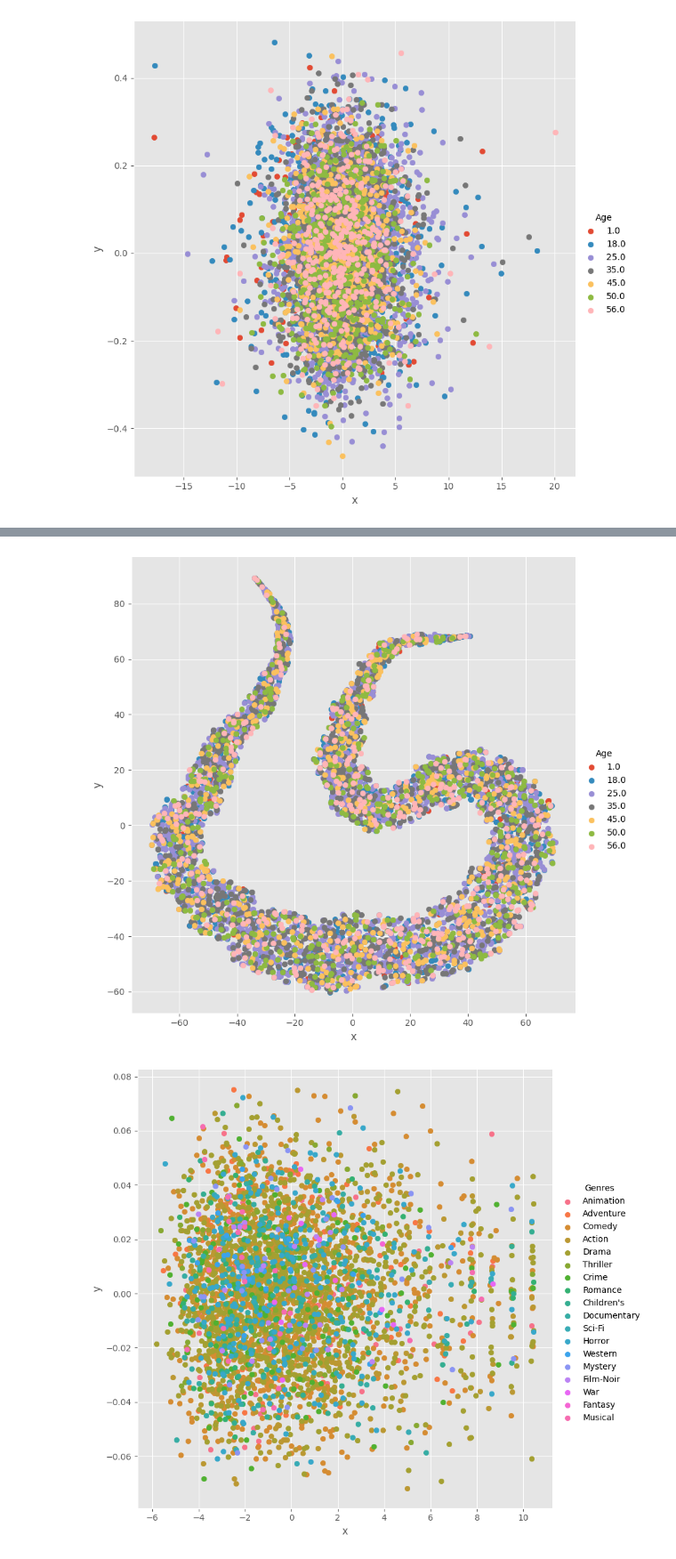
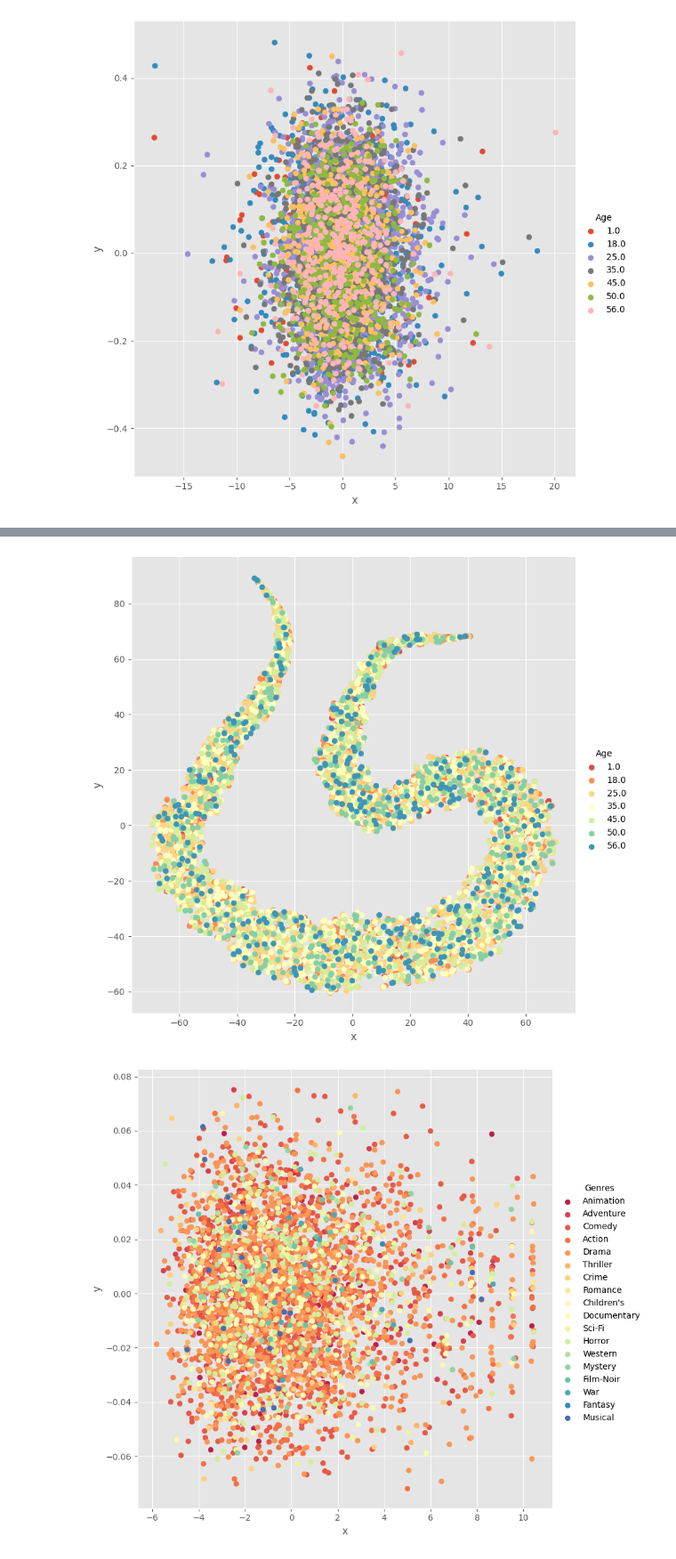
Before and after one commit to t8140140/assingment1-data-mining, a Jupyter notebook: data_visualization.ipynb, the cells around one changed output, grey strips where cells are left out. Shown at 89% size. Drawn from its saved outputs; the diff is of its cells as text; code cells hidden in the pictures.

```diff
--- a/data_visualization.ipynb
+++ b/data_visualization.ipynb
@@ -62,11 +62,11 @@ model = TSNE(n_components=2,random_state=0)
 tsne_data = model.fit_transform(data)
 tsne_data = np.vstack((tsne_data.T,label.T)).T
 tsne_df = pd.DataFrame(data=tsne_data,columns=('x','y','Age'))
-sns.FacetGrid(tsne_df,hue='Age',height=8).map(plt.scatter,'x','y').add_legend()
+sns.FacetGrid(tsne_df,hue='Age',height=8, palette='Spectral').map(plt.scatter,'x','y').add_legend()
 plt.savefig('tsne_users.png')
 plt.show()
 # %% [output]
-[figure, old version]
+[figure, new version]
 # %%
 movies_table = pd.read_csv(filepath_or_buffer='./ml-1m/movies.dat',
                           sep='::', delimiter=None, header=0, names=['movie_id','title','genres'], engine='python')
@@ -83,18 +82,19 @@ genres = np.array(genres)
 # %%
 train_data_mean_and_std = StandardScaler().fit_transform(M.T)
 
 pca = PCA()
-
 
 pca.n_components = 2
 pca_data = pca.fit_transform(train_data_mean_and_std)
 
 pca_data = np.vstack((pca_data.T,genres.T)).T
 pca_df = pd.DataFrame(data=pca_data,columns=('x','y','Genres'))
-sns.FacetGrid(pca_df,hue='Genres',height=8).map(plt.scatter,'x','y').add_legend()
+
+sns.FacetGrid(pca_df,hue='Genres',height=8, palette='Spectral').map(plt.scatter,'x','y').add_legend()
+
 plt.savefig('pca_movies.png')
 # %% [output]
-[figure, old version]
+[figure, new version]
 # %%
 data = M
 label = genres
```
Also changed, not shown: parts of 5 cells of this notebook, 6 other files.
